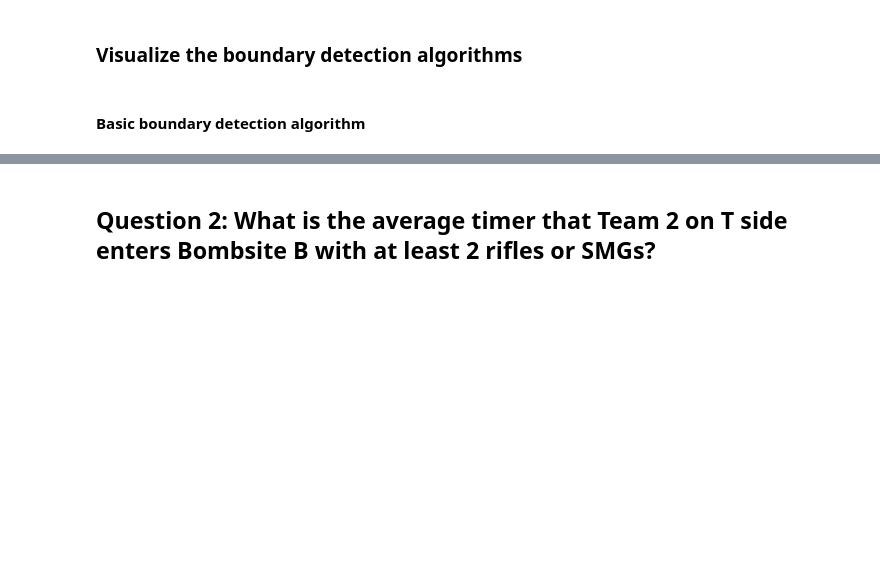
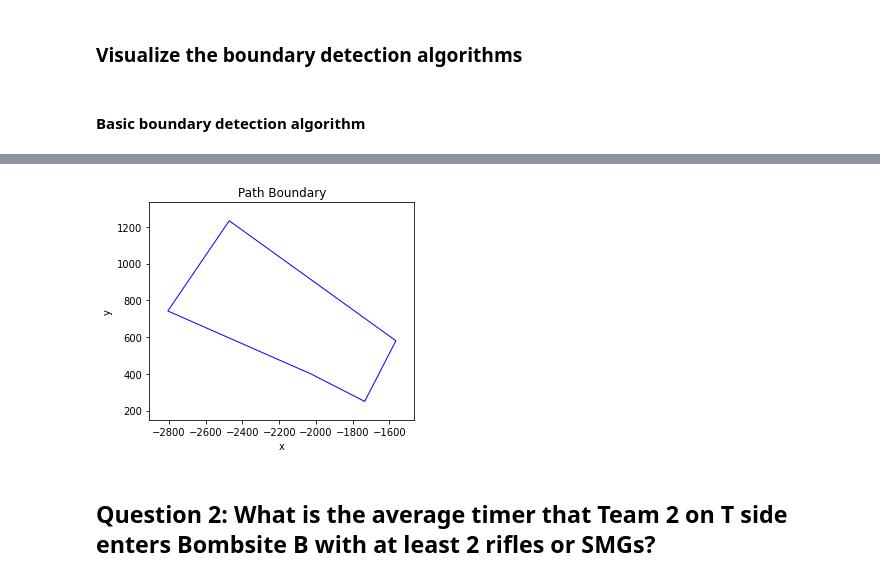
Before and after one commit to aryaan02/evil-geniuses-assessment, a Jupyter notebook: analysis.ipynb, the cells around one changed output, grey strips where cells are left out. Drawn from its saved outputs; the diff is of its cells as text; code cells hidden in the pictures; blank space fills up the shorter version.

```diff
--- a/analysis.ipynb
+++ b/analysis.ipynb
@@ -81,13 +107,19 @@ plt.show()
 # %%
 boundary_path = mpath.Path(closed_boundary_coords)
 
 fig, ax = plt.subplots()
+fig.patch.set_facecolor('white')
 patch = mpatches.PathPatch(boundary_path, facecolor='none', edgecolor='blue')
 ax.add_patch(patch)
 ax.set_xlim(x_min - 100, x_max + 100)  # Set the x-axis limits
 ax.set_ylim(y_min - 100, y_max + 100)  # Set the y-axis limits
+ax.set_title('Path Boundary')
+ax.set_xlabel('x')
+ax.set_ylabel('y')
 plt.gca().set_aspect('equal', adjustable='box')  # Set aspect ratio to equal
 plt.show()
+# %% [output]
+[figure, added]
 # %% [markdown]
 ## Question 2: What is the average timer that Team 2 on T side enters Bombsite B with at least 2 rifles or SMGs?
 # %% [markdown]
```
Also changed, not shown: parts of 11 cells of this notebook, 6 other files.
